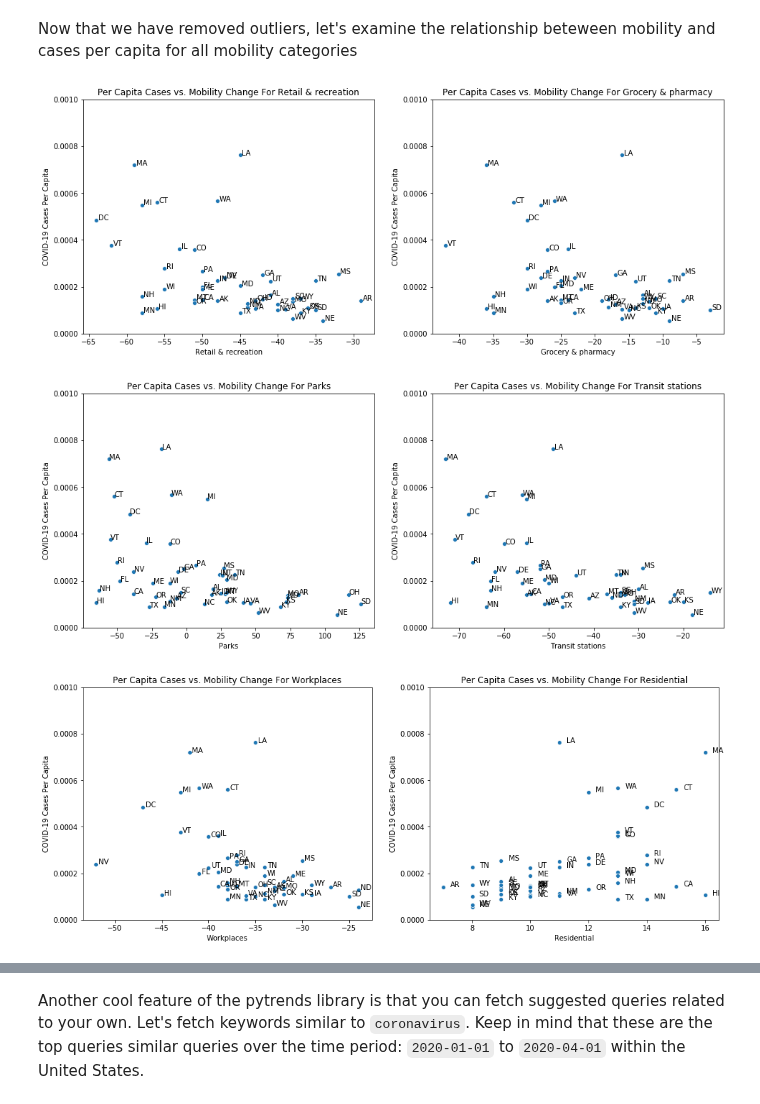
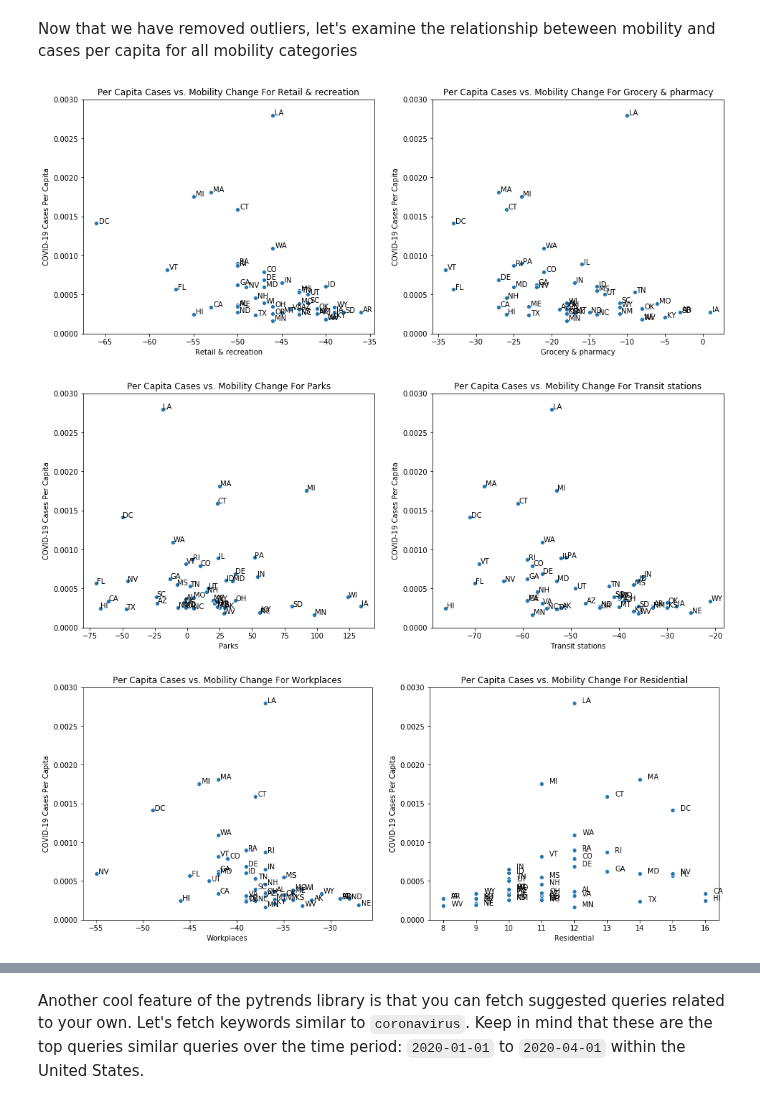
Before and after one commit to spotted-d/RNN_covid19_modeling, a Jupyter notebook: milestone2_eda/milestone2_eda.ipynb, the cells around one changed output, grey strips where cells are left out. Cells and saved outputs as stored; diff of their text form; code cells hidden in the pictures.

```diff
--- a/milestone2_eda/milestone2_eda.ipynb
+++ b/milestone2_eda/milestone2_eda.ipynb
@@ -261,9 +264,11 @@ We'll start by loading the data. Note: Google publishes their data in pdf format
 # %%
 # retrieve county-level mobility reports for each US state
-mobility_us_states = pd.read_csv("https://raw.githubusercontent.com/ActiveConclusion/COVID19_mobility/master/jupyter%20notebook/mobility_US_states.csv")
+mobility_us_states = pd.read_csv("https://raw.githubusercontent.com/ActiveConclusion/COVID19_mobility/master/jupyter%20notebook/mobility_report_US.csv")
+max_date = mobility_us_states["Date"].max()
 
 # condense to state-level
-mobility_us_states = mobility_us_states.loc[mobility_us_states["Region"] == "Total"]
+mobility_us_states = mobility_us_states.loc[(mobility_us_states["Region"] == "Total") &
+                                            (mobility_us_states["Date"] == max_date)]
 
 mobility_us_states.head()
 # %% [output]
@@ -276,8 +281,9 @@ mobility_us_states.head()
 # %%
 mobility_merged = mobility_us_states[["State", "Retail & recreation", "Grocery & pharmacy",
                                       "Parks", "Transit stations", "Workplaces", "Residential"]]
-mobility_merged = mobility_merged.merge(covid_us_states.loc[covid_us_states["date"] == 20200329],
-                                        how="inner", left_on="State", right_on="name")[
+mobility_merged = mobility_merged.merge(
+    covid_us_states.loc[covid_us_states["date"] == int(max_date.replace("-", ""))],
+    how="inner", left_on="State", right_on="name")[
     ["state", "name", "Retail & recreation", "Grocery & pharmacy", "Parks", "Transit stations",
      "Workplaces", "Residential", "positive_percap"]]
 
@@ -342,6 +348,7 @@ Now that we have removed outliers, let's examine the relationship beteween mobil
 fig, ax = plt.subplots(1, 2, figsize=(16,6))
 mobility_cats = ["Retail & recreation", "Grocery & pharmacy", "Parks", "Transit stations",
                  "Workplaces", "Residential"]
+ylim = (0, 0.003)
 
 for i in range (0, 2):
     i_ax = i-0
@@ -355,7 +362,7 @@ for i in range (0, 2):
                 mobility_nooutliers["state"].iloc[row],
                 horizontalalignment='left', size='medium', color='black')
 
-        ax[i_ax].set_ylim((0, 0.001))
+        ax[i_ax].set_ylim(ylim)
         ax[i_ax].set_title(f"Per Capita Cases vs. Mobility Change For {mobility_cats[i]}")
         ax[i_ax].set_ylabel("COVID-19 Cases Per Capita");
 
@@ -365,38 +372,38 @@ for i in range (2, 4):
     ax[i_ax] = sns.scatterplot(x=mobility_cats[i], y="positive_percap", data=mobility_nooutliers, ax=ax[i_ax])
 
     # add annotations one by one with a loop
     # https://python-graph-gallery.com/46-add-text-annotation-on-scatterplot/
     for row in range(0, mobility_nooutliers.shape[0]):
         ax[i_ax].text(mobility_nooutliers[mobility_cats[i]].iloc[row]+0.25,
                 mobility_nooutliers["positive_percap"].iloc[row],
                 mobility_nooutliers["state"].iloc[row],
                 horizontalalignment='left', size='medium', color='black')
 
-        ax[i_ax].set_ylim((0, 0.001))
+        ax[i_ax].set_ylim(ylim)
         ax[i_ax].set_title(f"Per Capita Cases vs. Mobility Change For {mobility_cats[i]}")
         ax[i_ax].set_ylabel("COVID-19 Cases Per Capita");
 
 
 fig, ax = plt.subplots(1, 2, figsize=(16,6))
 for i in range (4, 6):
     i_ax = i-4
     ax[i_ax] = sns.scatterplot(x=mobility_cats[i], y="positive_percap", data=mobility_nooutliers, ax=ax[i_ax])
 
     # add annotations one by one with a loop
     # https://python-graph-gallery.com/46-add-text-annotation-on-scatterplot/
     for row in range(0, mobility_nooutliers.shape[0]):
         ax[i_ax].text(mobility_nooutliers[mobility_cats[i]].iloc[row]+0.25,
                 mobility_nooutliers["positive_percap"].iloc[row],
                 mobility_nooutliers["state"].iloc[row],
                 horizontalalignment='left', size='medium', color='black')
 
-        ax[i_ax].set_ylim((0, 0.001))
+        ax[i_ax].set_ylim(ylim)
         ax[i_ax].set_title(f"Per Capita Cases vs. Mobility Change For {mobility_cats[i]}")
         ax[i_ax].set_ylabel("COVID-19 Cases Per Capita");
 # %% [output]
-[figure, old version]
+[figure, new version]
-[figure, old version]
+[figure, new version]
-[figure, old version]
+[figure, new version]
 # %%
 correlations = []
 correlations_nooutliers = []
```
Also changed, not shown: parts of 34 cells of this notebook.
